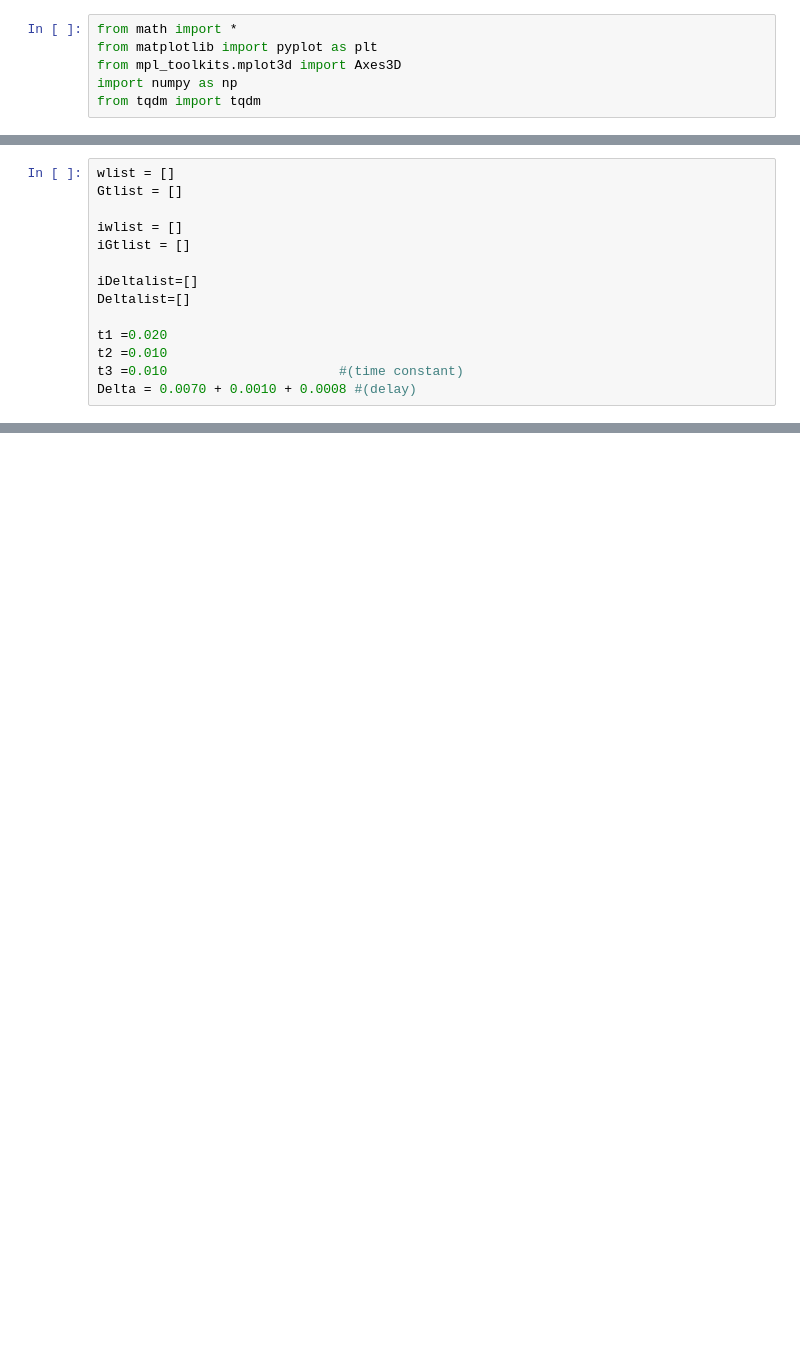
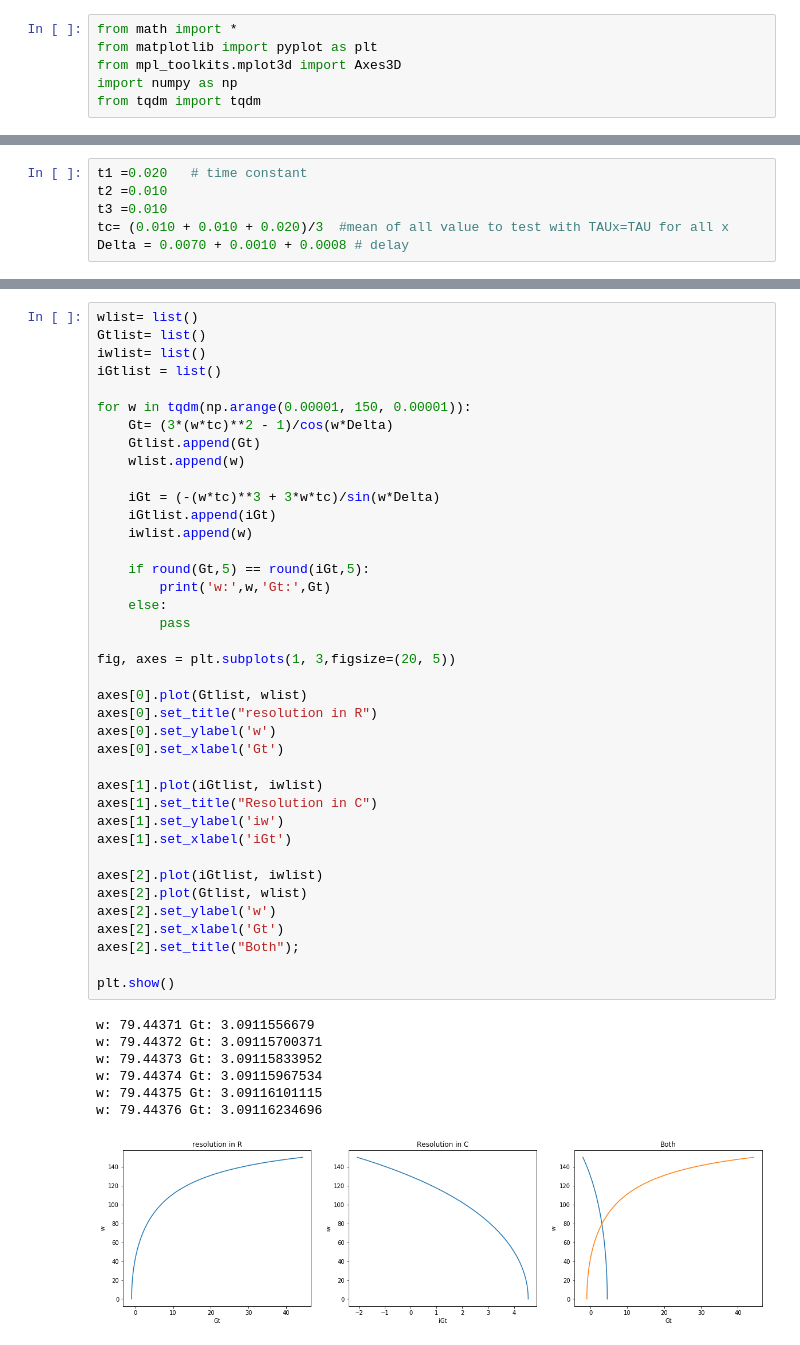
Before and after one commit to YacineOb/BasalGangliaModel2017, a Jupyter notebook: Diagram MsnGpFsi.ipynb, the cells around one changed output, grey strips where cells are left out. Drawn from its saved outputs; the diff is of its cells as text; blank space fills up the shorter version.

```diff
--- a/Diagram MsnGpFsi.ipynb
+++ b/Diagram MsnGpFsi.ipynb
@@ -52,14 +9,6 @@ w: 94.33701
 # %%
-wlist = []
-Gtlist = []
-
-iwlist = []
-iGtlist = []
-
-iDeltalist=[]
-Deltalist=[]
-
-t1 =0.020
+t1 =0.020   # time constant
 t2 =0.010
-t3 =0.010                      #(time constant)
-Delta = 0.0070 + 0.0010 + 0.0008 #(delay)
+t3 =0.010
+tc= (0.010 + 0.010 + 0.020)/3  #mean of all value to test with TAUx=TAU for all x
+Delta = 0.0070 + 0.0010 + 0.0008 # delay
@@ -65,0 +17,47 @@ Delta = 0.0070 + 0.0010 + 0.0008 #(delay)
+# %%
+wlist= list()
+Gtlist= list()
+iwlist= list()
+iGtlist = list()
+
+for w in tqdm(np.arange(0.00001, 150, 0.00001)):
+    Gt= (3*(w*tc)**2 - 1)/cos(w*Delta)
+    Gtlist.append(Gt)
+    wlist.append(w)
+
+    iGt = (-(w*tc)**3 + 3*w*tc)/sin(w*Delta)
+    iGtlist.append(iGt)
+    iwlist.append(w)
+
+    if round(Gt,5) == round(iGt,5):
+        print('w:',w,'Gt:',Gt)
+    else:
+        pass
+
+fig, axes = plt.subplots(1, 3,figsize=(20, 5))
+
+axes[0].plot(Gtlist, wlist)
+axes[0].set_title("resolution in R")
+axes[0].set_ylabel('w')
+axes[0].set_xlabel('Gt')
+
+axes[1].plot(iGtlist, iwlist)
+axes[1].set_title("Resolution in C")
+axes[1].set_ylabel('iw')
+axes[1].set_xlabel('iGt')
+
+axes[2].plot(iGtlist, iwlist)
+axes[2].plot(Gtlist, wlist)
+axes[2].set_ylabel('w')
+axes[2].set_xlabel('Gt')
+axes[2].set_title("Both");
+
+plt.show()
+# %% [output]
+w: 79.44371 Gt: 3.0911556679
+w: 79.44372 Gt: 3.09115700371
+w: 79.44373 Gt: 3.09115833952
+w: 79.44374 Gt: 3.09115967534
+w: 79.44375 Gt: 3.09116101115
+w: 79.44376 Gt: 3.09116234696
+[figure, added]
```
Also changed, not shown: parts of 13 cells of this notebook, 2 other files.
